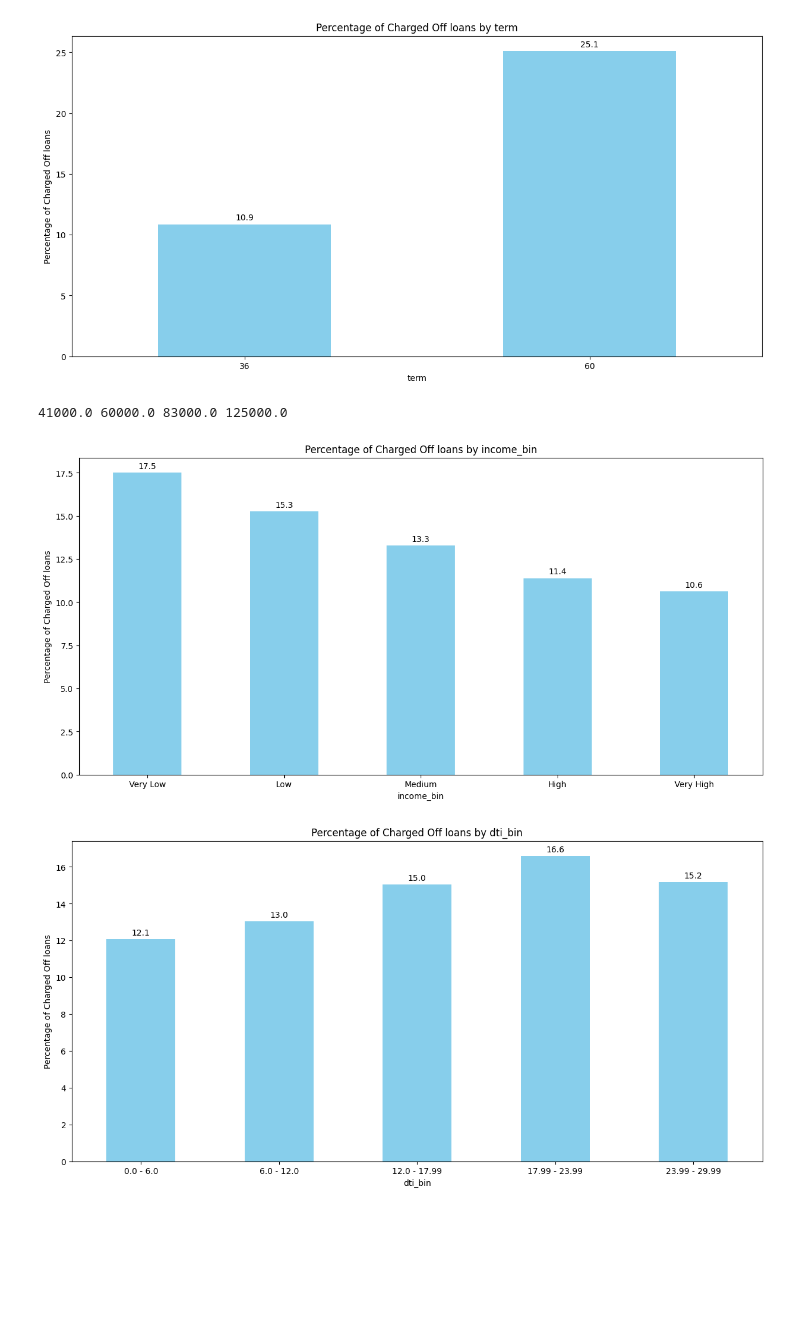
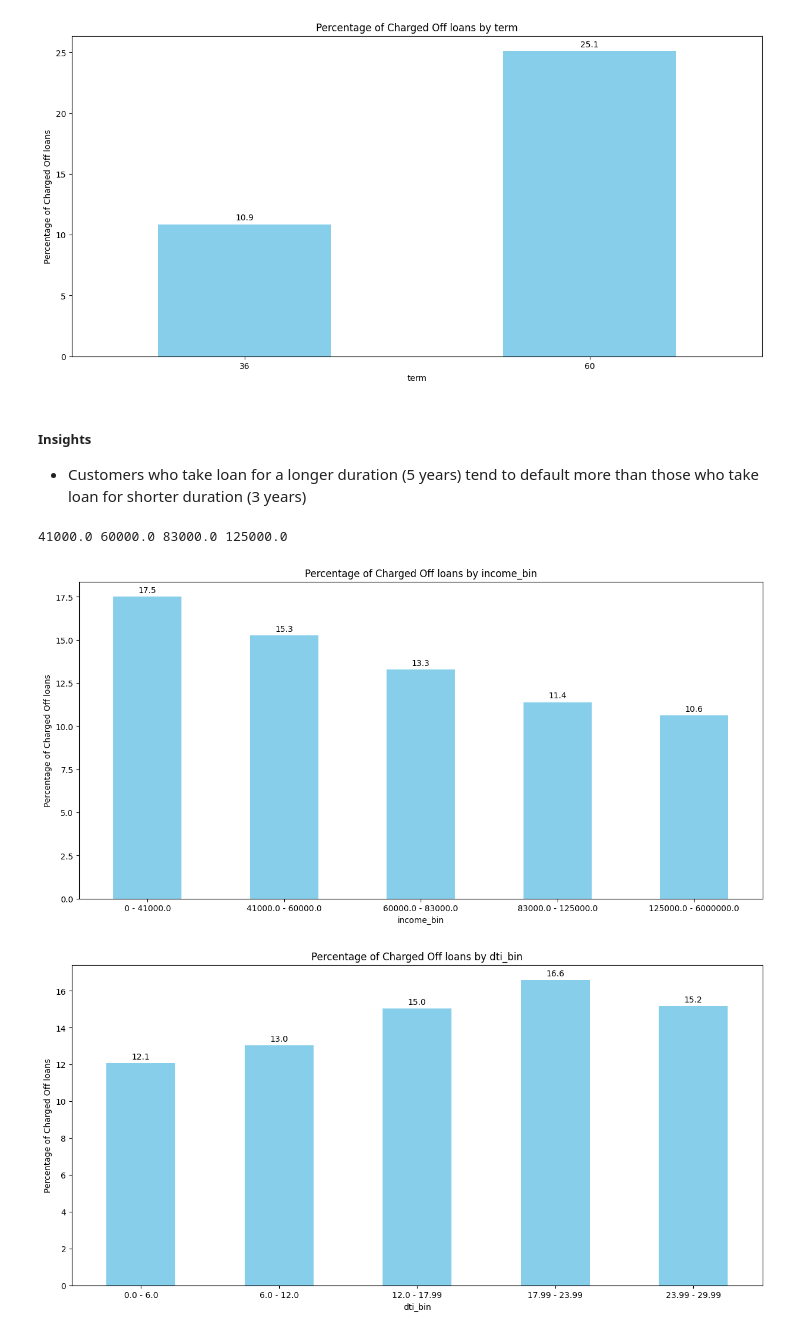
Before and after one commit to tejasvadhyani/LendingClubCaseStudy, a Jupyter notebook: Tejasva_Dhyani.ipynb, the cells around one changed output. Cells and saved outputs as stored; diff of their text form; code cells hidden in the pictures; blank space fills up the shorter version.

```diff
--- a/Tejasva_Dhyani.ipynb
+++ b/Tejasva_Dhyani.ipynb
@@ -1812,25 +1837,30 @@ create_bivariate_chart(df_loan, 'addr_state')
 create_bivariate_chart(df_loan, 'term')
 # %% [output]
 [figure]
+# %% [markdown]
+##### Insights
+- Customers who take loan for a longer duration (5 years) tend to default more than those who take loan for shorter duration (3 years)
 # %%
 # Calculate quartiles and IQR
 Q1 = df_loan['annual_inc'].quantile(0.25)
 Q2 = df_loan['annual_inc'].quantile(0.50)
 Q3 = df_loan['annual_inc'].quantile(0.75)
 IQR = Q3 - Q1
-print(Q1, Q2, Q3, Q3 + IQR)
+
+# Define number of bins
+num_bins = 5
 
 # Define bins based on the quartiles
 bins = [0, Q1, Q2, Q3, Q3 + IQR, df_loan['annual_inc'].max()]
-labels = ['Very Low', 'Low', 'Medium', 'High', 'Very High']
+labels = [f'{round(bins[i], 2)} - {round(bins[i+1], 2)}' for i in range(num_bins)]
 
 # Create a new column for income bins
 df_loan['income_bin'] = pd.cut(df_loan['annual_inc'], bins=bins, labels=labels, include_lowest=True)
 
 create_bivariate_chart(df_loan, 'income_bin', 0)
 # %% [output]
 41000.0 60000.0 83000.0 125000.0
-[figure, old version]
+[figure, new version]
 # %%
 # Calculate quartiles and IQR
 # Calculate min and max
```
Also changed, not shown: parts of 9 cells of this notebook.
